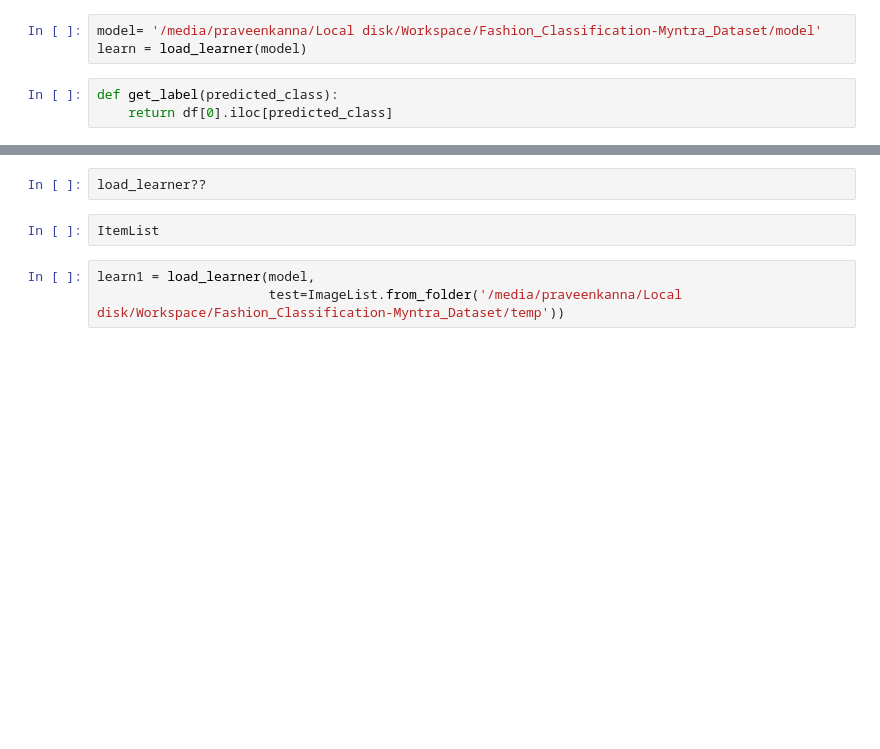
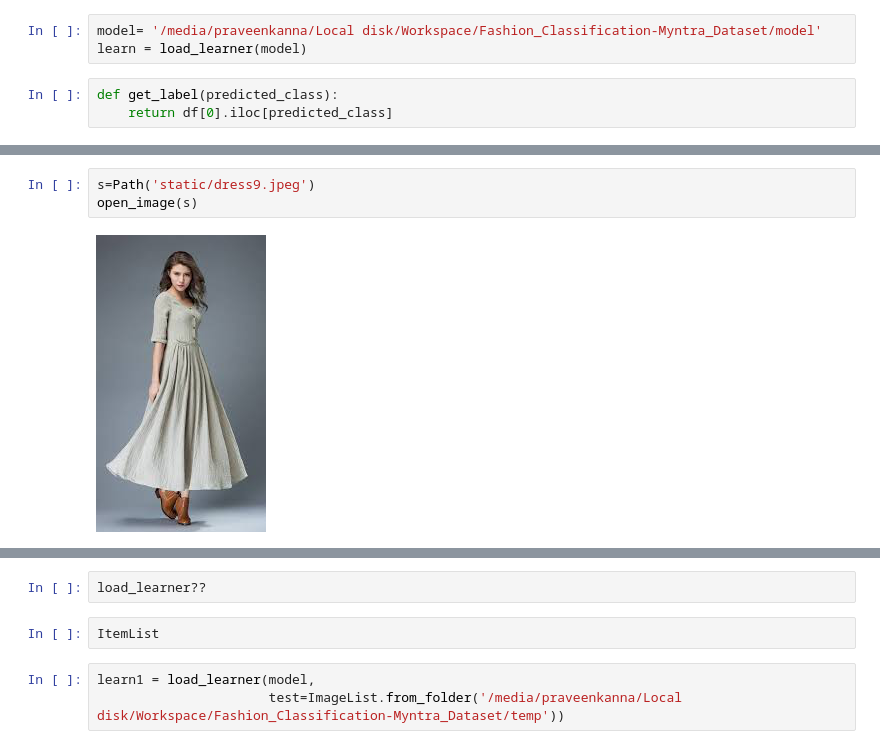
Before and after one commit to Rohit442/NR, a Jupyter notebook: Main_app.ipynb, the cells around one changed output, grey strips where cells are left out. Saved outputs shown, nothing was run; the diff lists cells and outputs as text; blank space fills up the shorter version.

```diff
--- a/Main_app.ipynb
+++ b/Main_app.ipynb
@@ -54,2 +155,7 @@ img
+# %%
+s=Path('static/dress9.jpeg')
+open_image(s)
+# %% [output]
+[figure, added]
 # %%
 print(img)
```
Also changed, not shown: parts of 18 cells of this notebook, 2 other files.
